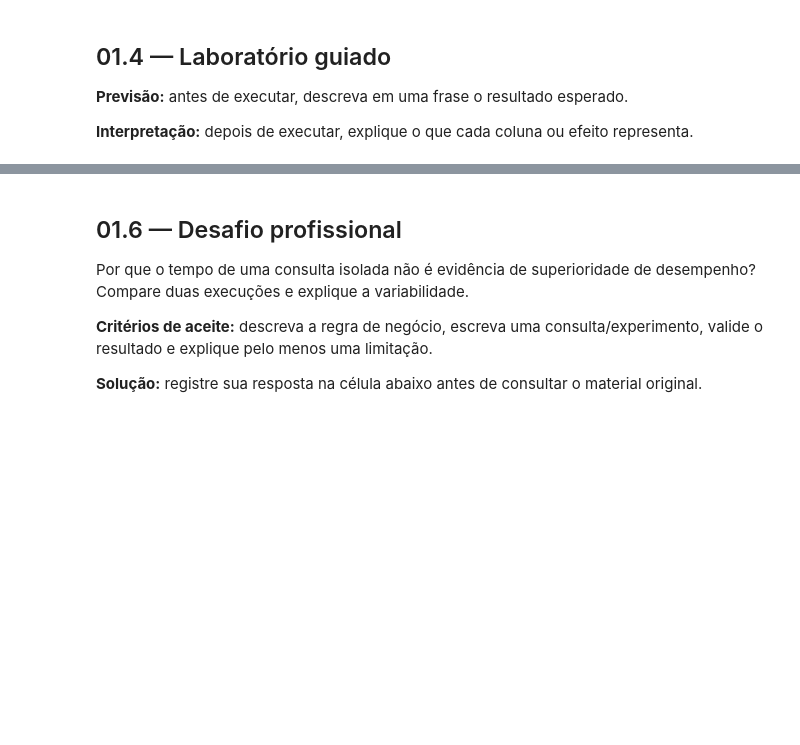
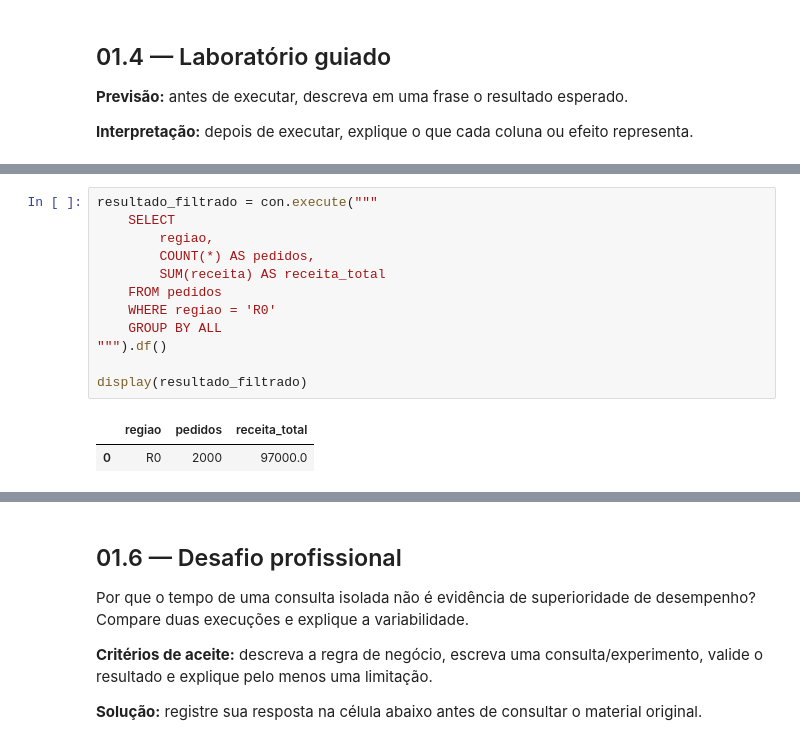
Before and after one commit to aestevaomoraes/duckdb-masterclass, a Jupyter notebook: 01_Arquitetura_OLAP_In-Process_e_Benchmark_TPC-H.ipynb, the cells around one changed output, grey strips where cells are left out. Cells and saved outputs as stored; diff of their text form; blank space fills up the shorter version.

```diff
--- a/01_Arquitetura_OLAP_In-Process_e_Benchmark_TPC-H.ipynb
+++ b/01_Arquitetura_OLAP_In-Process_e_Benchmark_TPC-H.ipynb
@@ -63,0 +293,15 @@ display(con.execute("EXPLAIN SELECT regiao, SUM(receita) FROM pedidos GROUP BY A
+# %%
+resultado_filtrado = con.execute("""
+    SELECT
+        regiao,
+        COUNT(*) AS pedidos,
+        SUM(receita) AS receita_total
+    FROM pedidos
+    WHERE regiao = 'R0'
+    GROUP BY ALL
+""").df()
+
+display(resultado_filtrado)
+# %% [output]
+|  | regiao | pedidos | receita_total |
+| 0 | R0 | 2000 | 97000.0 |
```
Also changed, not shown: parts of 24 cells of this notebook.
